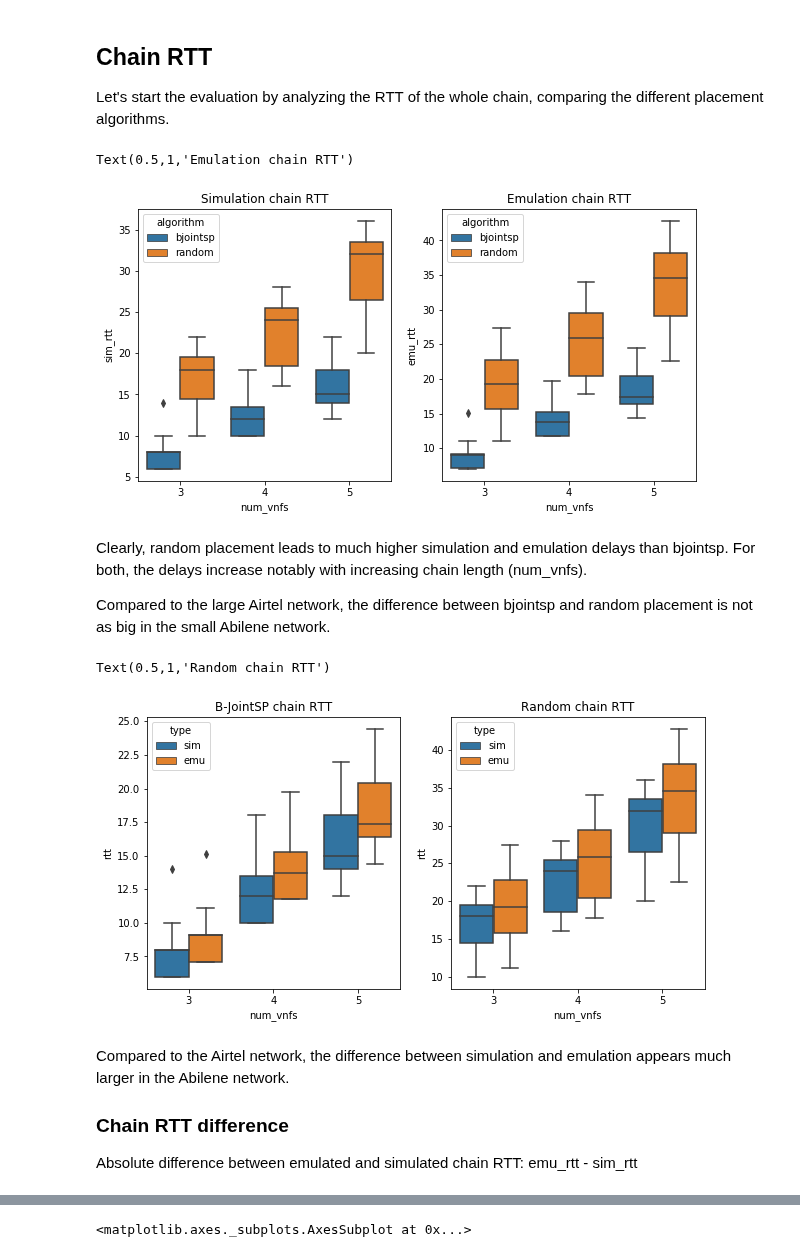
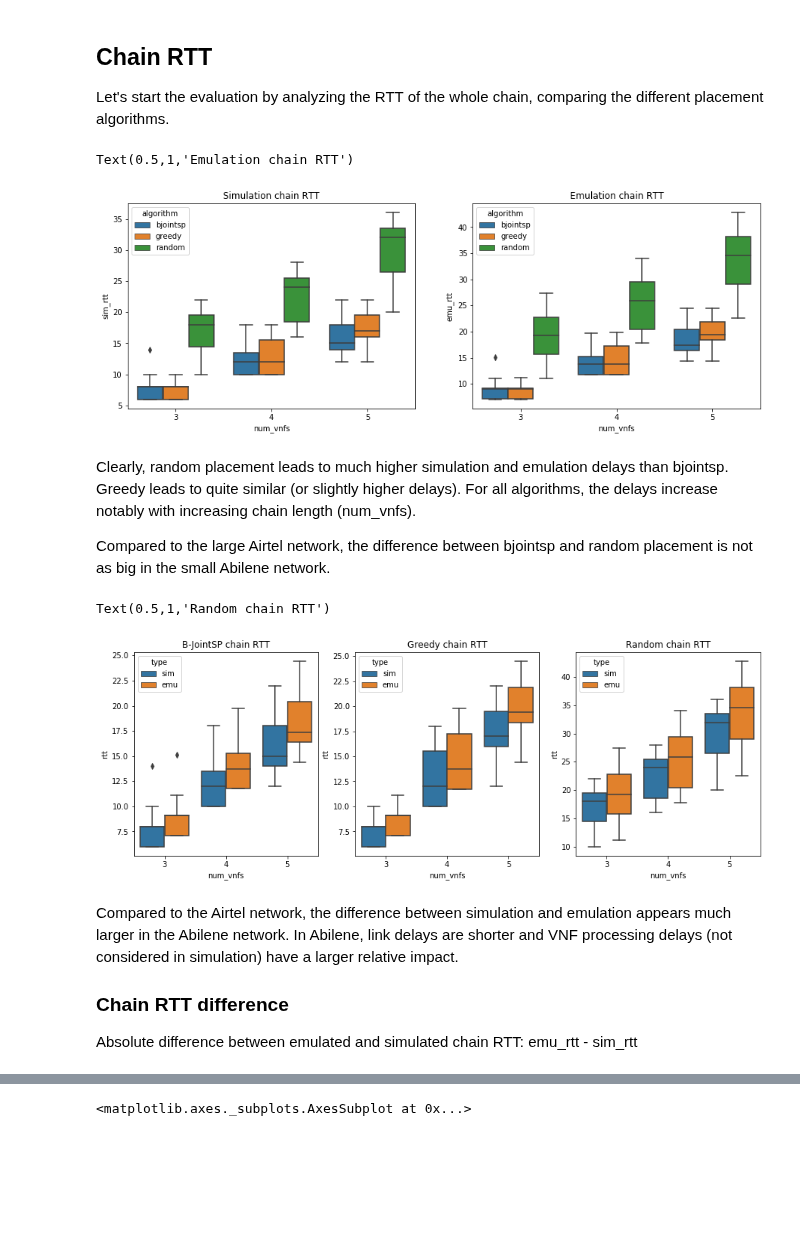
Before and after one commit to CN-UPB/placement-emulation, a Jupyter notebook: eval/eval_abilene.ipynb, the cells around one changed output, grey strips where cells are left out. Drawn from its saved outputs; the diff is of its cells as text; code cells hidden in the pictures; blank space fills up the shorter version.

Commit message:
added greedy to Abilene eval notebook

```diff
--- a/eval/eval_abilene.ipynb
+++ b/eval/eval_abilene.ipynb
@@ -29,5 +29,6 @@ from util import eval
 
 
 bjointsp_chain_df, bjointsp_aux_chain_df, bjointsp_vnf_df, bjointsp_aux_vnf_df = eval.prepare_eval('Abilene', 'bjointsp')
+greedy_chain_df, greedy_aux_chain_df, greedy_vnf_df, greedy_aux_vnf_df = eval.prepare_eval('Abilene', 'greedy')
 random_chain_df, random_aux_chain_df, random_vnf_df, random_aux_vnf_df = eval.prepare_eval('Abilene', 'random')
 # %% [markdown]
@@ -72,29 +73,30 @@ Let's start the evaluation by analyzing the RTT of the whole chain, comparing th
 # %%
 # comparison of bjointsp and random placement
 # df with combined/concatenated results of both bjointsp and random
-chain_df = pd.concat([bjointsp_chain_df, random_chain_df])
+chain_df = pd.concat([bjointsp_chain_df, greedy_chain_df, random_chain_df])
 
-f, (ax1, ax2) = plt.subplots(1, 2, figsize=(10, 5))
+f, (ax1, ax2) = plt.subplots(1, 2, figsize=(15, 5))
 sns.boxplot(x='num_vnfs', y='sim_rtt', hue='algorithm', data=chain_df, ax=ax1).set_title('Simulation chain RTT')
 sns.boxplot(x='num_vnfs', y='emu_rtt', hue='algorithm', data=chain_df, ax=ax2).set_title('Emulation chain RTT')
 # %% [output]
 Text(0.5,1,'Emulation chain RTT')
-[figure, old version]
+[figure, new version]
 # %% [markdown]
-Clearly, random placement leads to much higher simulation and emulation delays than bjointsp. For both, the delays increase notably with increasing chain length (num_vnfs).
+Clearly, random placement leads to much higher simulation and emulation delays than bjointsp. Greedy leads to quite similar (or slightly higher delays). For all algorithms, the delays increase notably with increasing chain length (num_vnfs).
 
 Compared to the large Airtel network, the difference between bjointsp and random placement is not as big in the small Abilene network.
 # %%
 # comparison of simulation and emulation delays
 # this is what aux_chain_df is for
-f, (ax1, ax2) = plt.subplots(1, 2, figsize=(10, 5))
+f, (ax1, ax2, ax3) = plt.subplots(1, 3, figsize=(15, 5))
 sns.boxplot(x='num_vnfs', y='rtt', hue='type', data=bjointsp_aux_chain_df, ax=ax1).set_title('B-JointSP chain RTT')
-sns.boxplot(x='num_vnfs', y='rtt', hue='type', data=random_aux_chain_df, ax=ax2).set_title('Random chain RTT')
+sns.boxplot(x='num_vnfs', y='rtt', hue='type', data=greedy_aux_chain_df, ax=ax2).set_title('Greedy chain RTT')
+sns.boxplot(x='num_vnfs', y='rtt', hue='type', data=random_aux_chain_df, ax=ax3).set_title('Random chain RTT')
 # %% [output]
 Text(0.5,1,'Random chain RTT')
-[figure, old version]
+[figure, new version]
 # %% [markdown]
-Compared to the Airtel network, the difference between simulation and emulation appears much larger in the Abilene network.
+Compared to the Airtel network, the difference between simulation and emulation appears much larger in the Abilene network. In Abilene, link delays are shorter and VNF processing delays (not considered in simulation) have a larger relative impact.
 
 
 ### Chain RTT difference
```
Also changed, not shown: parts of 17 cells of this notebook.
